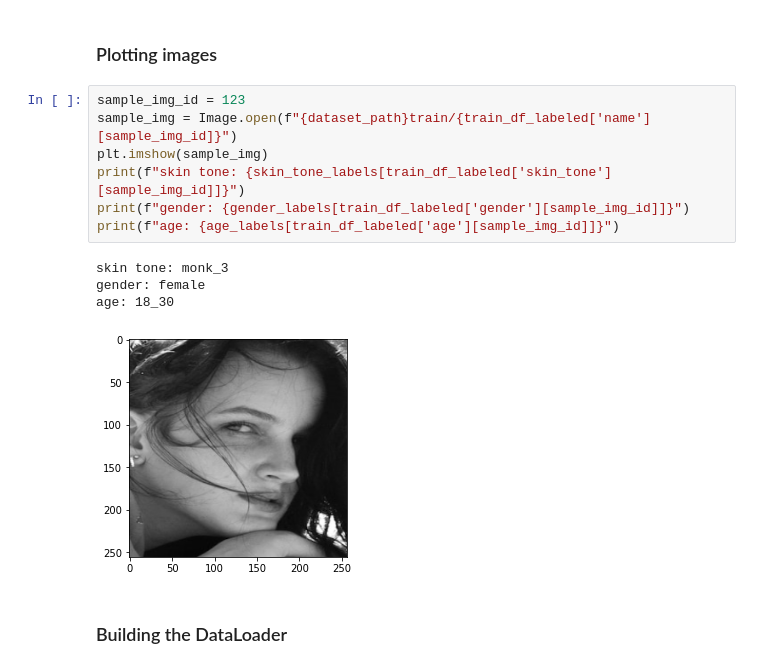
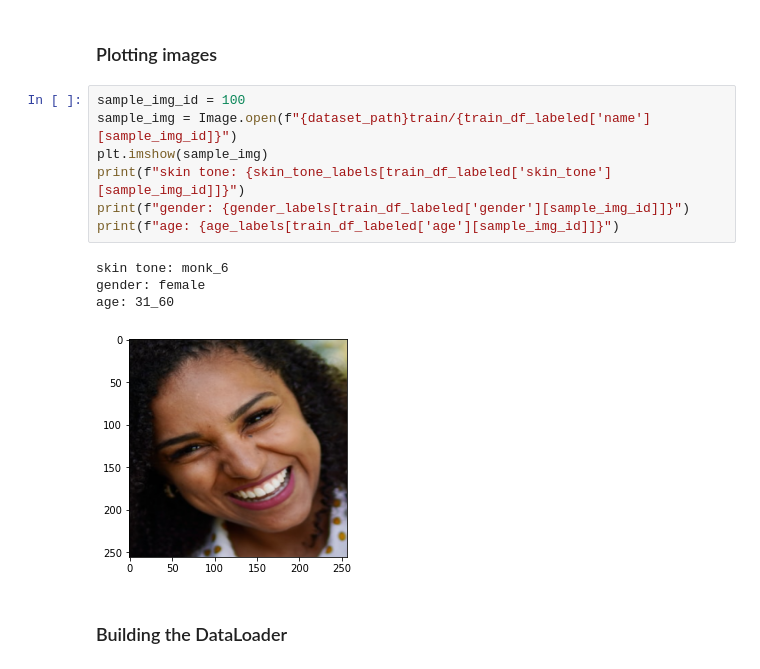
Before and after one commit to BalajiAI/Bias-Buccaneers-Image-Recognition-Challenge, a Jupyter notebook: bias-buccaneers-challenge-solution.ipynb, the cells around one changed output. Cells and saved outputs as stored; diff of their text form.

```diff
--- a/bias-buccaneers-challenge-solution.ipynb
+++ b/bias-buccaneers-challenge-solution.ipynb
@@ -89,17 +94,17 @@ test_df['age'].replace(age_labels, list(range(len(age_labels))), inplace=True)
 # %% [markdown]
 ### Plotting images
 # %%
-sample_img_id = 123
+sample_img_id = 100
 sample_img = Image.open(f"{dataset_path}train/{train_df_labeled['name'][sample_img_id]}")
 plt.imshow(sample_img)
 print(f"skin tone: {skin_tone_labels[train_df_labeled['skin_tone'][sample_img_id]]}")
 print(f"gender: {gender_labels[train_df_labeled['gender'][sample_img_id]]}")
 print(f"age: {age_labels[train_df_labeled['age'][sample_img_id]]}")
 # %% [output]
-skin tone: monk_3
+skin tone: monk_6
 gender: female
-age: 18_30
+age: 31_60
-[figure, old version]
+[figure, new version]
 # %% [markdown]
 ### Building the DataLoader
 # %%
```
Also changed, not shown: parts of 19 cells of this notebook, 1 other file.
